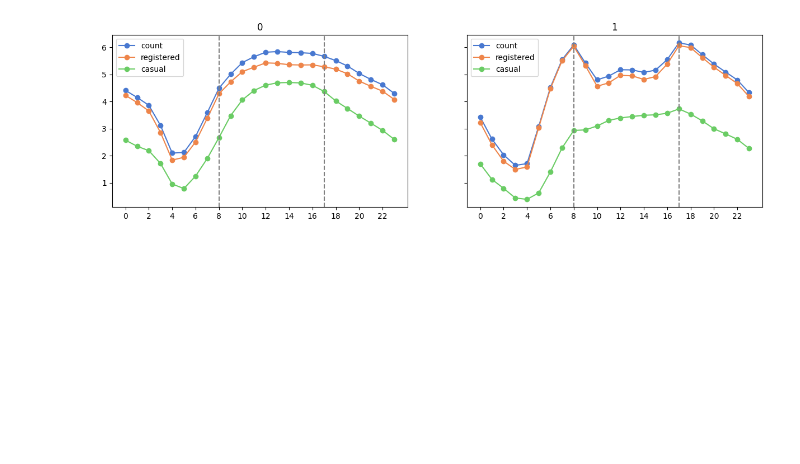
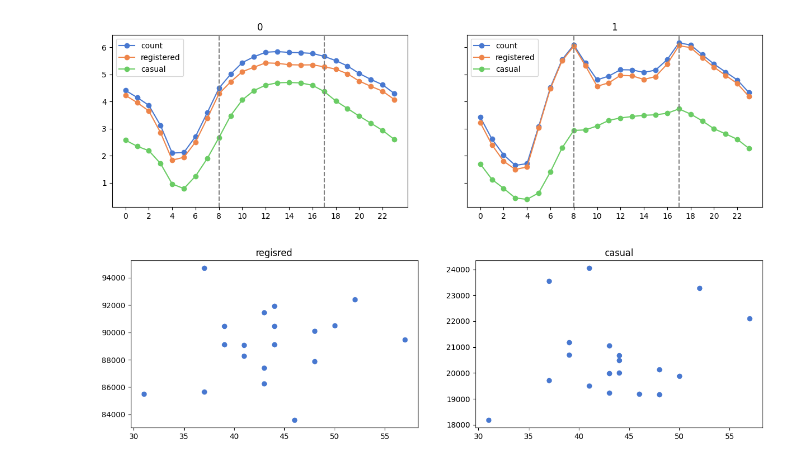
Before and after one commit to ryo-i1/bike, a Jupyter notebook: bike_analysis.ipynb, the cells around one changed output. Saved outputs shown, nothing was run; the diff lists cells and outputs as text; code cells hidden in the pictures; blank space fills up the shorter version.

```diff
--- a/bike_analysis.ipynb
+++ b/bike_analysis.ipynb
@@ -328,3 +328,24 @@ for i in df_w.loc[:, 'workingday'].unique().tolist():
 plt.show()
 # %% [output]
 [figure]
+# %%
+# graph
+# relationship between day average of windspeed and day average of count
+# x-axis : windspeed
+# y-axis : count
+
+df_w = df.loc[:, ['windspeed', 'count', 'casual', 'registered']]
+df_w.loc[:, 'day'] = df_w.index.day
+
+wind_max = df_w.loc[:, ['day', 'windspeed']].groupby('day').max()
+df_w = df_w.groupby('day').sum()
+df_w.loc[:, 'wind_max'] = wind_max.loc[:, 'windspeed']
+
+fig, axes = plt.subplots(1, 2, figsize=(15, 4), sharex=True)
+axes[0].scatter(df_w.loc[:, 'wind_max'], df_w.loc[:, 'registered'], marker='o')
+axes[0].set_title('regisred')
+axes[1].scatter(df_w.loc[:, 'wind_max'], df_w.loc[:, 'casual'], marker='o')
+axes[1].set_title('casual')
+plt.show()
+# %% [output]
+[figure, added]
```
Also changed, not shown: 4 other files.
